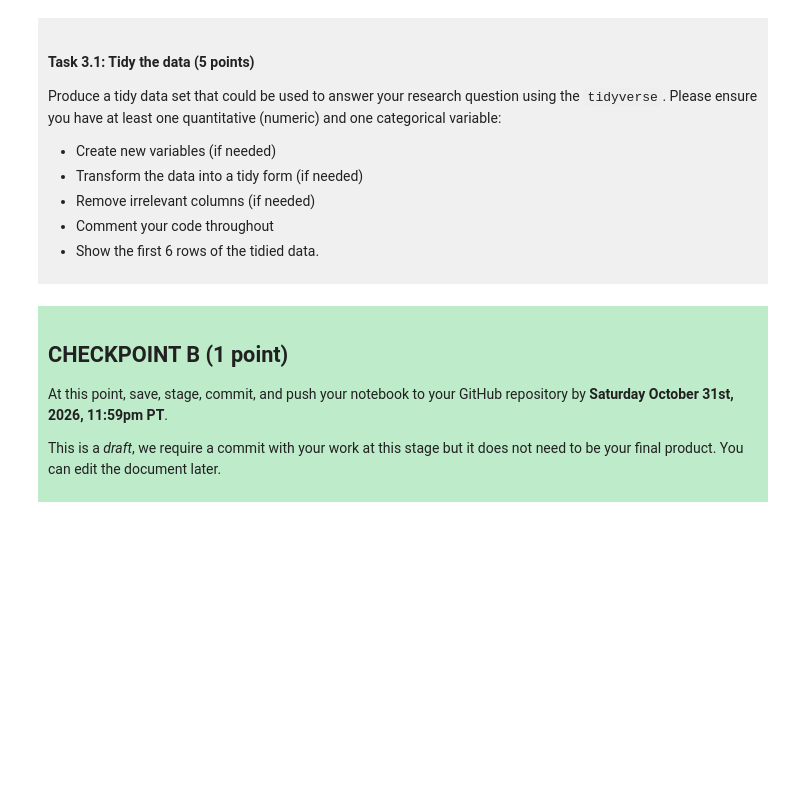
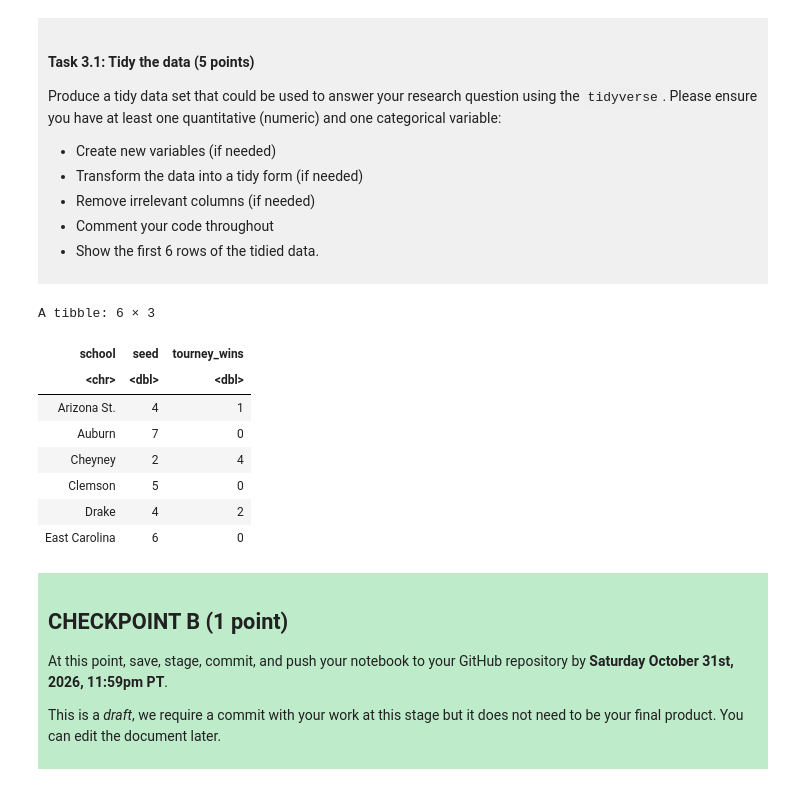
Before and after one commit to yuchenlu0316-ui/dsci-100-project-yuchen-lu, a Jupyter notebook: dsci-100-project-notebook.ipynb, the cells around one changed output. Saved outputs shown, nothing was run; the diff lists cells and outputs as text; code cells hidden in the pictures; blank space fills up the shorter version.

```diff
--- a/dsci-100-project-notebook.ipynb
+++ b/dsci-100-project-notebook.ipynb
@@ -189,7 +222,19 @@ Produce a tidy data set that could be used to answer your research question usin
 
 </div>
 # %%
-### EDIT THIS CODE CELL ###
+tidy_data <- basketball_data |>
+    select(school, seed, tourney_wins)
+head(tidy_data)
+# %% [output]
+A tibble: 6 × 3
+| school | seed | tourney_wins |
+| <chr> | <dbl> | <dbl> |
+| Arizona St. | 4 | 1 |
+| Auburn | 7 | 0 |
+| Cheyney | 2 | 4 |
+| Clemson | 5 | 0 |
+| Drake | 4 | 2 |
+| East Carolina | 6 | 0 |
 # %% [markdown]
 <div style="background-color: #beebca; padding: 10px;">
 
```
Also changed, not shown: parts of 3 cells of this notebook.
